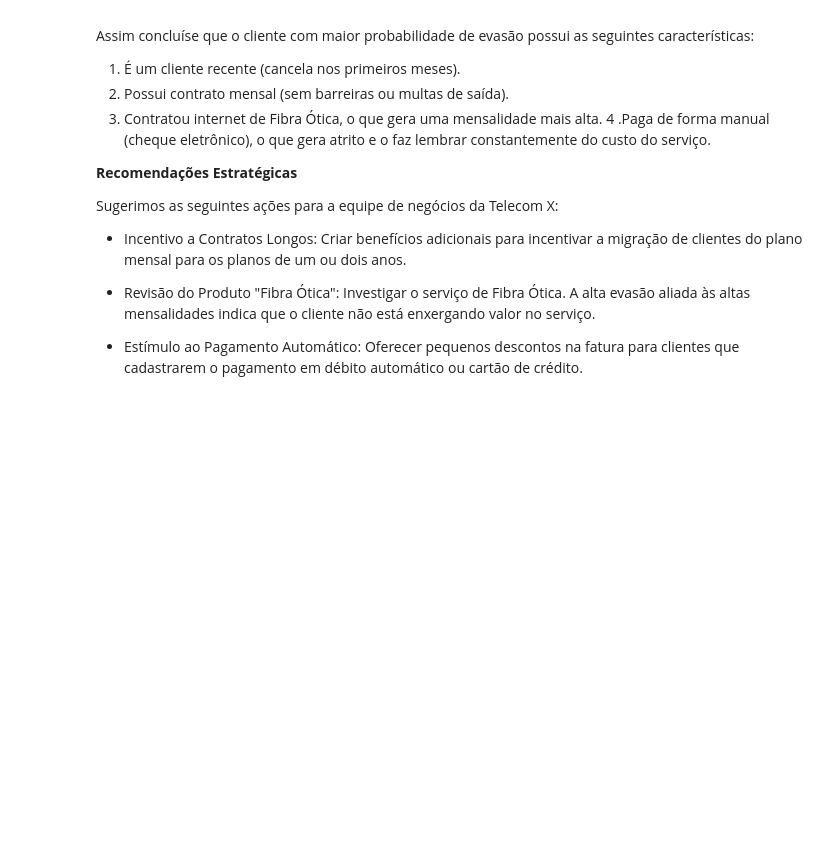
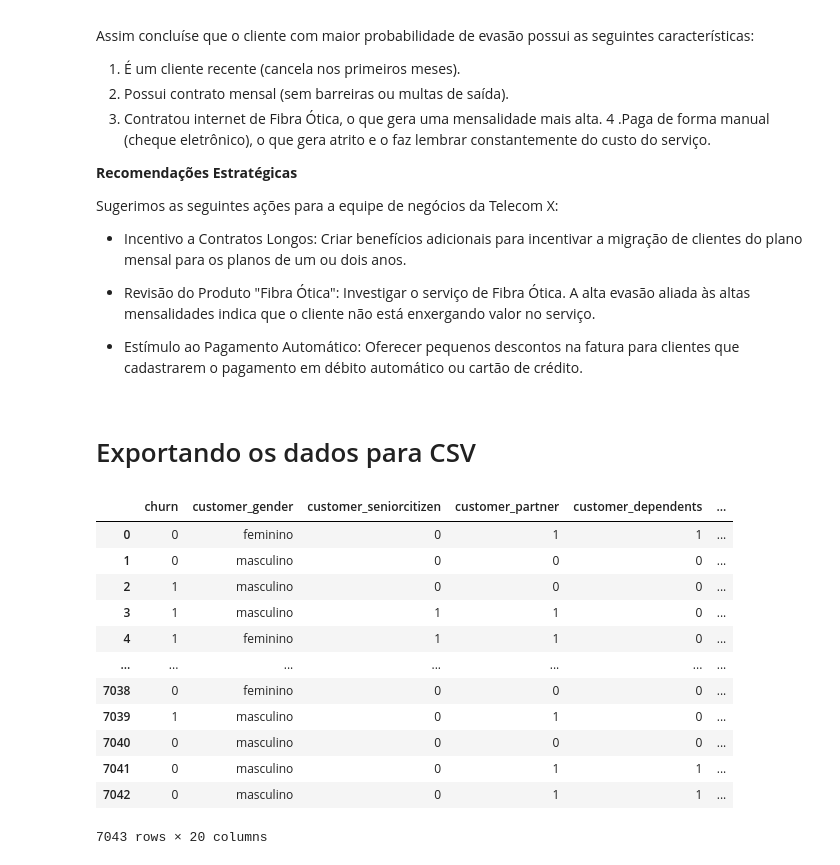
Before and after one commit to otaviorooliver/TelecomX1, a Jupyter notebook: TelecomX_BR.ipynb, the cells around one changed output. Cells and saved outputs as stored; diff of their text form; code cells hidden in the pictures; blank space fills up the shorter version.

Commit message:
Exportando arquivo de dados para csv

```diff
--- a/TelecomX_BR.ipynb
+++ b/TelecomX_BR.ipynb
@@ -448,3 +453,25 @@ Sugerimos as seguintes ações para a equipe de negócios da Telecom X:
 * Revisão do Produto "Fibra Ótica": Investigar o serviço de Fibra Ótica. A alta evasão aliada às altas mensalidades indica que o cliente não está enxergando valor no serviço.
 
 * Estímulo ao Pagamento Automático: Oferecer pequenos descontos na fatura para clientes que cadastrarem o pagamento em débito automático ou cartão de crédito.
+# %% [markdown]
+# Exportando os dados para CSV
+# %%
+df.to_csv('TelecomX_Dados_Tratados.csv', index=False)
+
+
+dd = pd.read_csv('TelecomX_Dados_Tratados.csv')
+dd
+# %% [output]
+|  | churn | customer_gender | customer_seniorcitizen | customer_partner | customer_dependents | ... |
+| 0 | 0 | feminino | 0 | 1 | 1 | ... |
+| 1 | 0 | masculino | 0 | 0 | 0 | ... |
+| 2 | 1 | masculino | 0 | 0 | 0 | ... |
+| 3 | 1 | masculino | 1 | 1 | 0 | ... |
+| 4 | 1 | feminino | 1 | 1 | 0 | ... |
+| ... | ... | ... | ... | ... | ... | ... |
+| 7038 | 0 | feminino | 0 | 0 | 0 | ... |
+| 7039 | 1 | masculino | 0 | 1 | 0 | ... |
+| 7040 | 0 | masculino | 0 | 0 | 0 | ... |
+| 7041 | 0 | masculino | 0 | 1 | 1 | ... |
+| 7042 | 0 | masculino | 0 | 1 | 1 | ... |
+7043 rows × 20 columns
```
Also changed, not shown: parts of 2 cells of this notebook, 1 other file.
